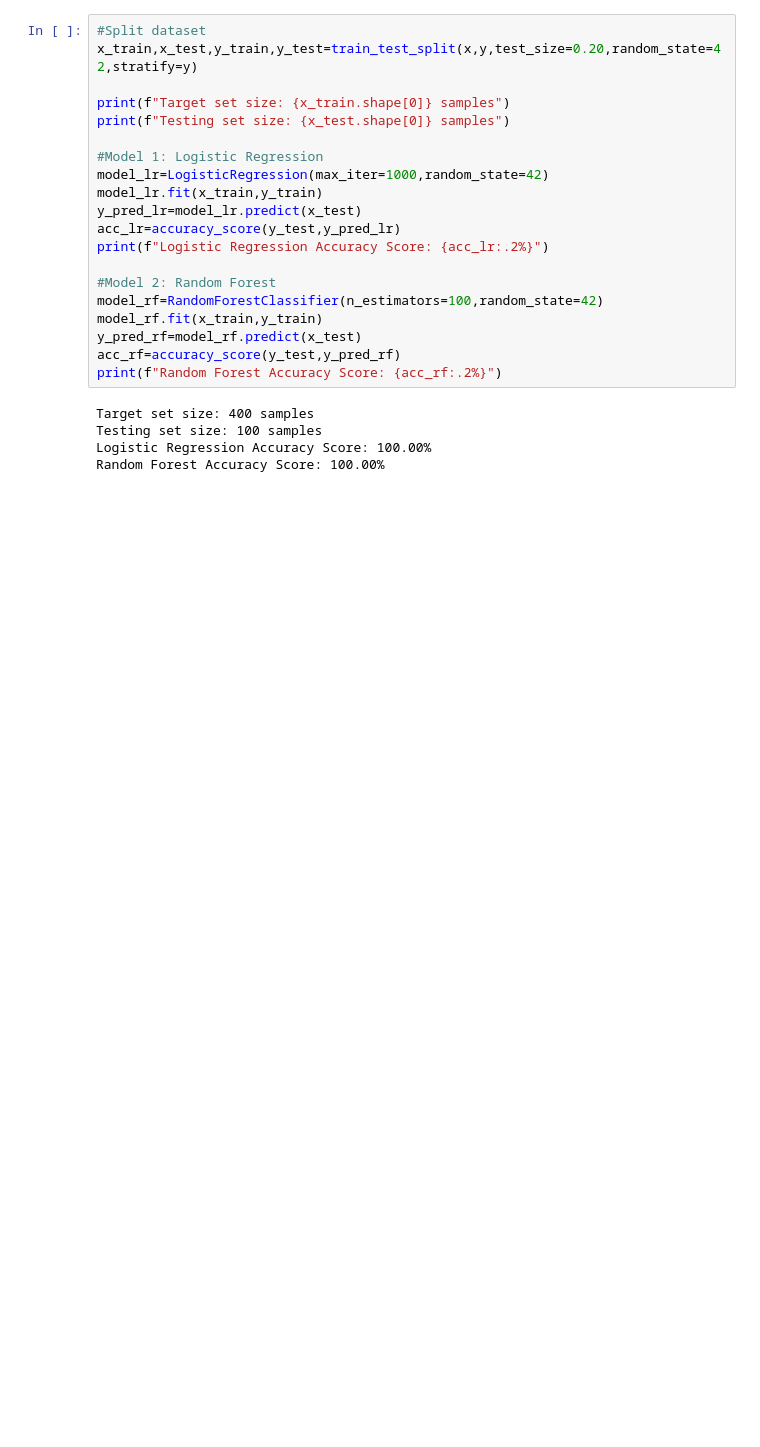
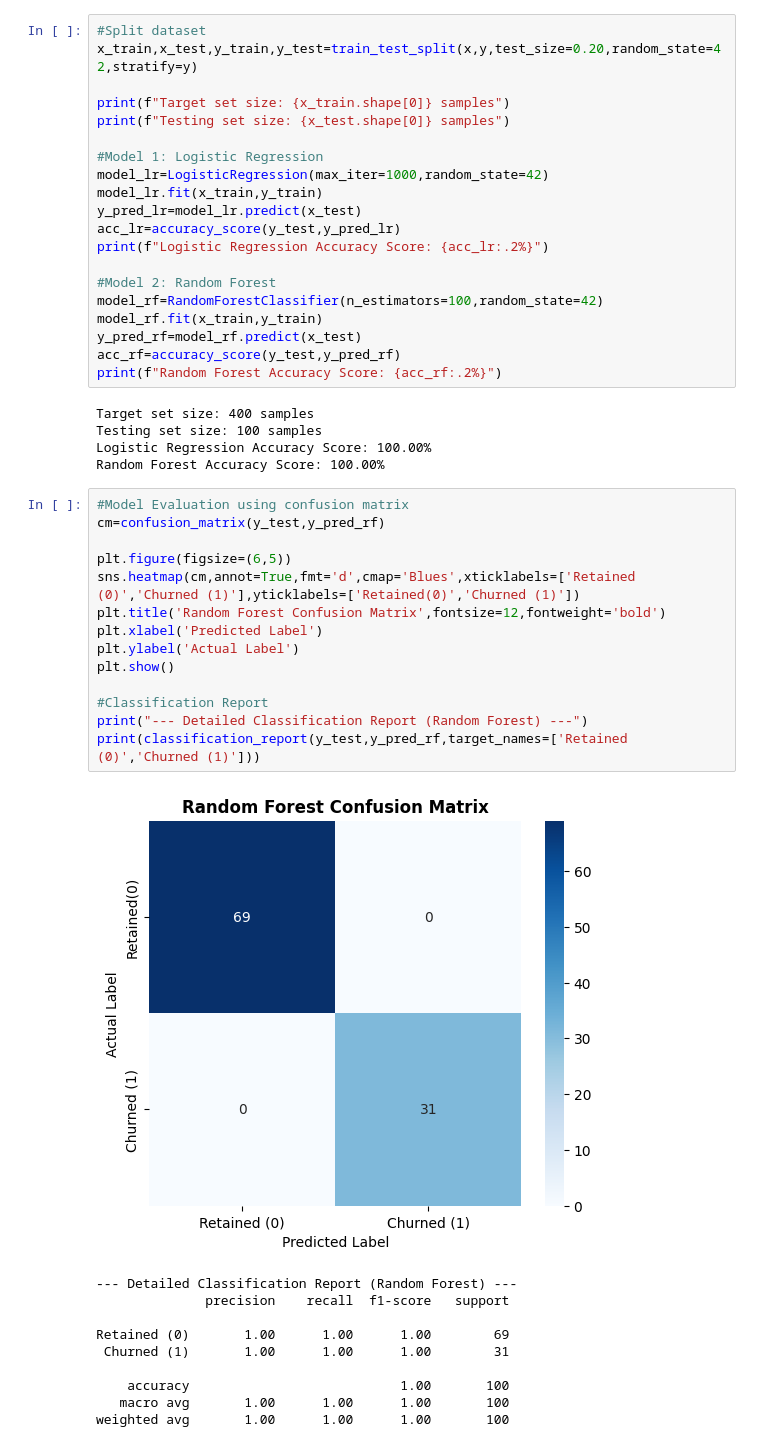
Before and after one commit to Pratham1845/Aiml-training, a Jupyter notebook: customer_churn_prediction.ipynb, the cells around one changed output. Drawn from its saved outputs; the diff is of its cells as text; blank space fills up the shorter version.

Commit message:
customer_churn.ipynb modified

```diff
--- a/customer_churn_prediction.ipynb
+++ b/customer_churn_prediction.ipynb
@@ -176,3 +167,28 @@ Target set size: 400 samples
 Testing set size: 100 samples
 Logistic Regression Accuracy Score: 100.00%
 Random Forest Accuracy Score: 100.00%
+# %%
+#Model Evaluation using confusion matrix
+cm=confusion_matrix(y_test,y_pred_rf)
+
+plt.figure(figsize=(6,5))
+sns.heatmap(cm,annot=True,fmt='d',cmap='Blues',xticklabels=['Retained (0)','Churned (1)'],yticklabels=['Retained(0)','Churned (1)'])
+plt.title('Random Forest Confusion Matrix',fontsize=12,fontweight='bold')
+plt.xlabel('Predicted Label')
+plt.ylabel('Actual Label')
+plt.show()
+
+#Classification Report
+print("--- Detailed Classification Report (Random Forest) ---")
+print(classification_report(y_test,y_pred_rf,target_names=['Retained (0)','Churned (1)']))
+# %% [output]
+[figure, added]
+--- Detailed Classification Report (Random Forest) ---
+              precision    recall  f1-score   support
+
+Retained (0)       1.00      1.00      1.00        69
+ Churned (1)       1.00      1.00      1.00        31
+
+    accuracy                           1.00       100
+   macro avg       1.00      1.00      1.00       100
+weighted avg       1.00      1.00      1.00       100
```
Also changed, not shown: parts of 5 cells of this notebook.
